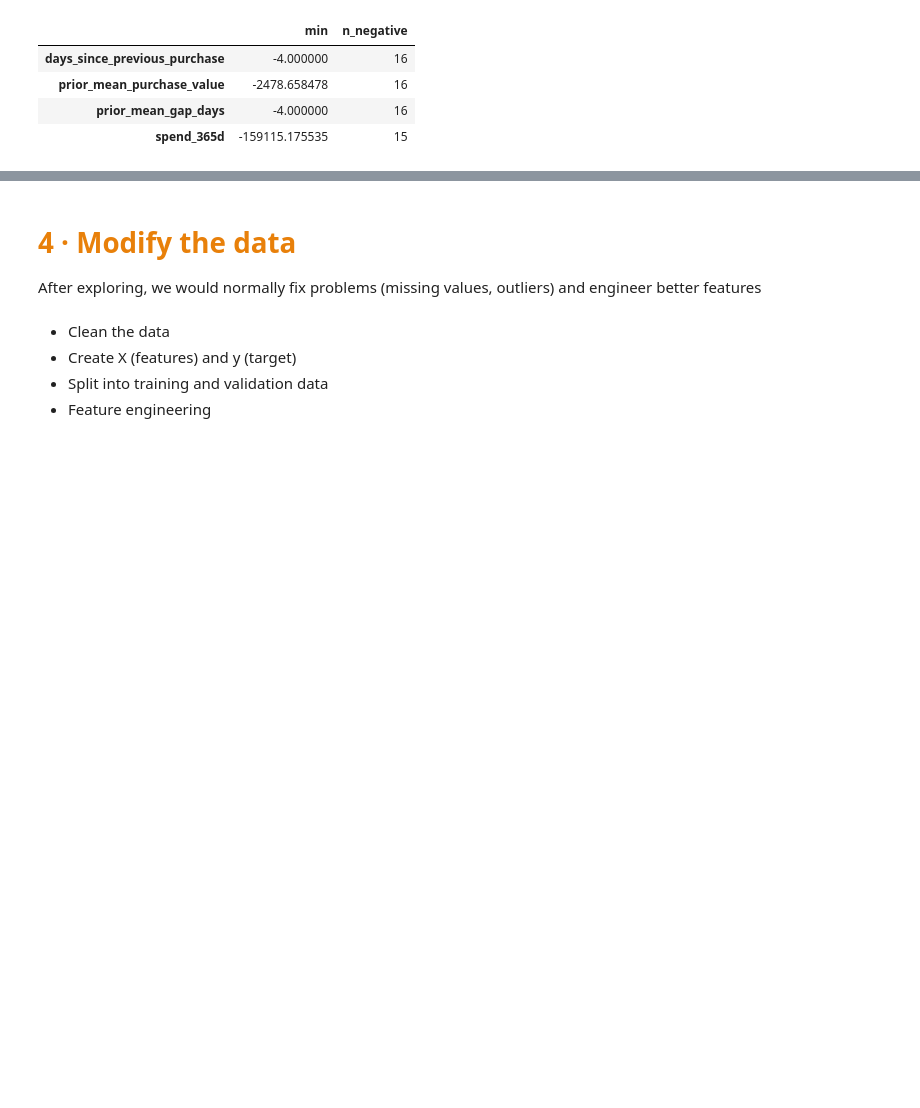
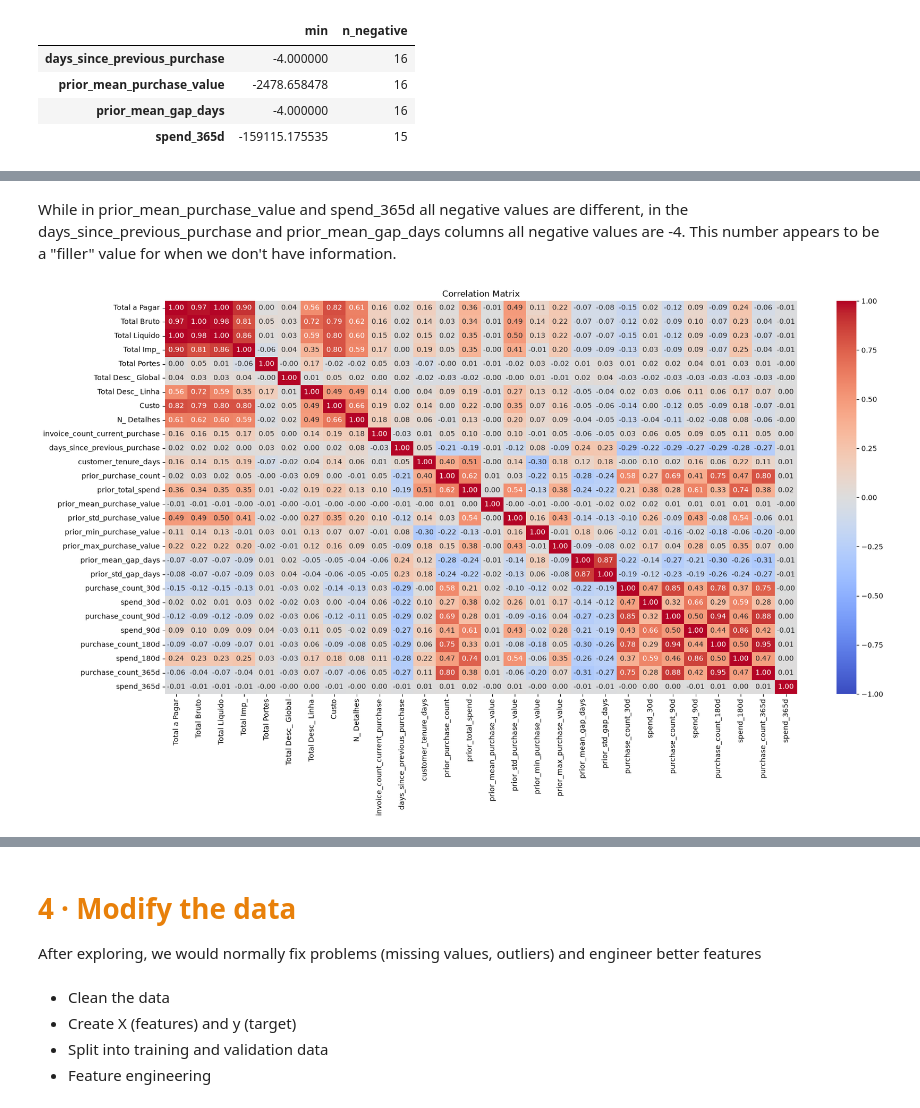
Before and after one commit to saradfalves/ML_Group_09, a Jupyter notebook: notebooks/exploring_and_modifying.ipynb, the cells around one changed output, grey strips where cells are left out. Drawn from its saved outputs; the diff is of its cells as text; code cells hidden in the pictures; blank space fills up the shorter version.

```diff
--- a/notebooks/exploring_and_modifying.ipynb
+++ b/notebooks/exploring_and_modifying.ipynb
@@ -199,0 +233,11 @@ Name: count, dtype: int64
+# %% [markdown]
+While in prior_mean_purchase_value and spend_365d all negative values are different, in the days_since_previous_purchase and prior_mean_gap_days columns all negative values are -4. This number appears to be a "filler" value for when we don't have information.
+# %%
+# multivariate relationships (Calculating Pearson's correlation coefficient between each feature)
+plt.figure(figsize=(20, 10))
+sns.heatmap(train_df[numeric].corr(), fmt=".2f", annot=True,
+            cmap="coolwarm", vmin=-1, vmax=1, center=0)
+plt.title("Correlation Matrix")
+plt.show()
+# %% [output]
+[figure, added]
```
Also changed, not shown: parts of 14 cells of this notebook.
